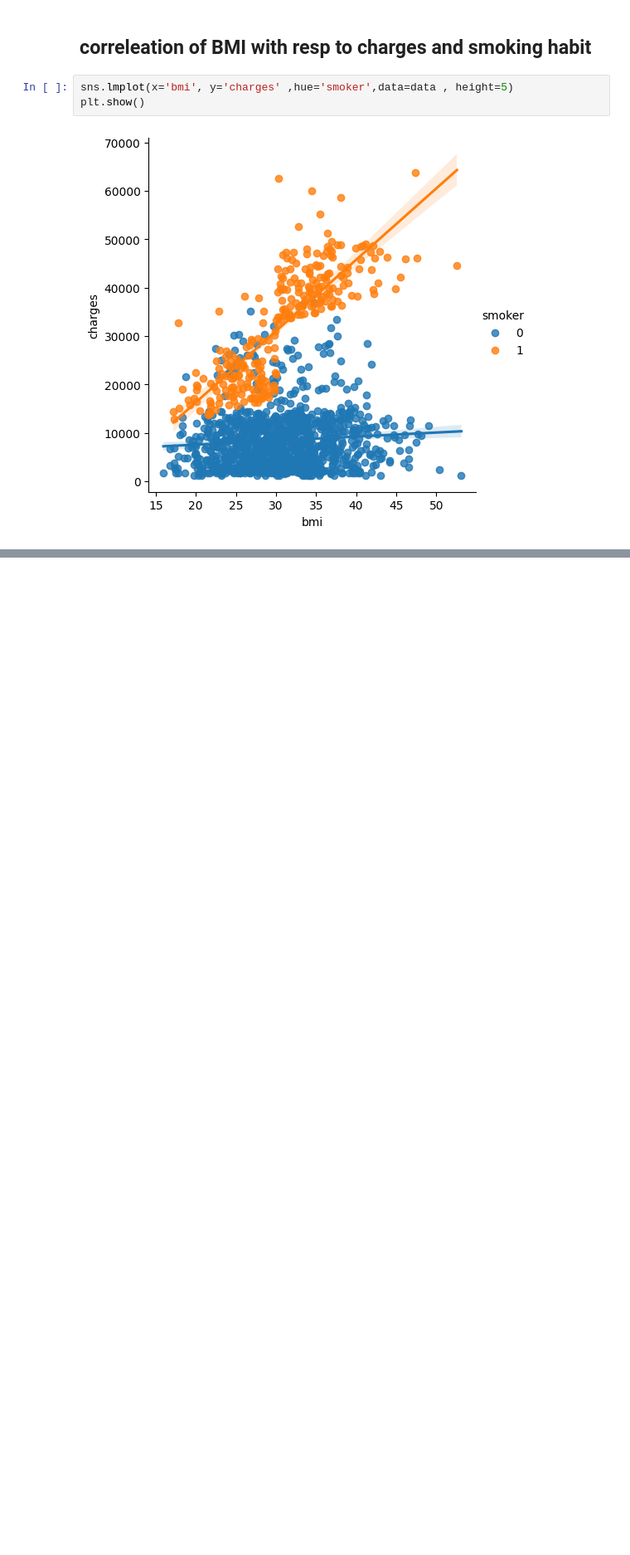
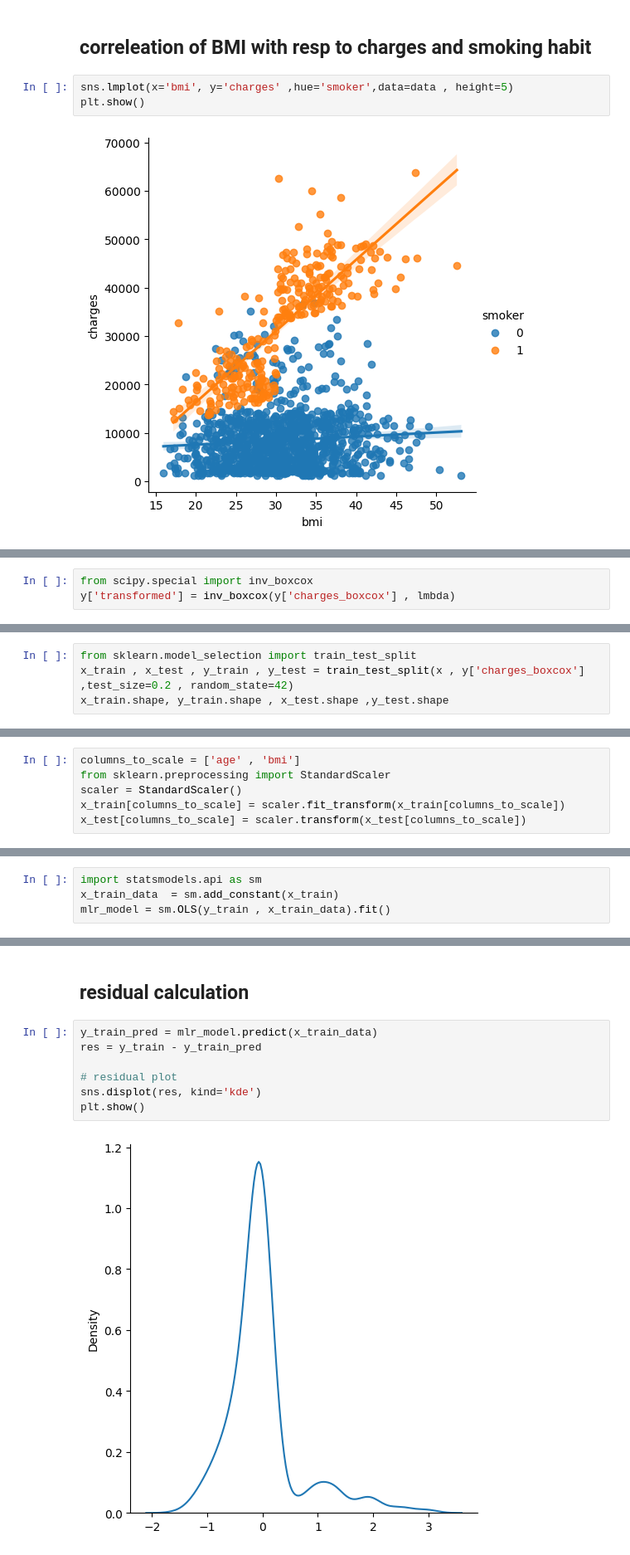
Before and after one commit to MayurPatil4313/ML-Projects, a Jupyter notebook: INSURANCE PREMIUM PREDICTION/Solution.ipynb, the cells around one changed output, grey strips where cells are left out. Shown: that part at 83% size. Cells and saved outputs as stored; diff of their text form; blank space fills up the shorter version.

Commit message:
Model building
OLS model,
RandomForestRegressor,
LinerRegression

```diff
--- a/INSURANCE PREMIUM PREDICTION/Solution.ipynb
+++ b/INSURANCE PREMIUM PREDICTION/Solution.ipynb
@@ -259,0 +323,3 @@ Index(['age', 'sex', 'bmi', 'children', 'smoker', 'region', 'charges'], dtype='o
+# %%
+from scipy.special import inv_boxcox
+y['transformed'] = inv_boxcox(y['charges_boxcox'] , lmbda)
@@ -259,0 +337,4 @@ Index(['age', 'sex', 'bmi', 'children', 'smoker', 'region', 'charges'], dtype='o
+# %%
+from sklearn.model_selection import train_test_split
+x_train , x_test , y_train , y_test = train_test_split(x , y['charges_boxcox'] ,test_size=0.2 , random_state=42)
+x_train.shape, y_train.shape , x_test.shape ,y_test.shape
@@ -259,0 +354,6 @@ Index(['age', 'sex', 'bmi', 'children', 'smoker', 'region', 'charges'], dtype='o
+# %%
+columns_to_scale = ['age' , 'bmi']
+from sklearn.preprocessing import StandardScaler
+scaler = StandardScaler()
+x_train[columns_to_scale] = scaler.fit_transform(x_train[columns_to_scale])
+x_test[columns_to_scale] = scaler.transform(x_test[columns_to_scale])
@@ -259,0 +380,4 @@ Index(['age', 'sex', 'bmi', 'children', 'smoker', 'region', 'charges'], dtype='o
+# %%
+import statsmodels.api as sm
+x_train_data  = sm.add_constant(x_train)
+mlr_model = sm.OLS(y_train , x_train_data).fit()
@@ -259,0 +404,11 @@ Index(['age', 'sex', 'bmi', 'children', 'smoker', 'region', 'charges'], dtype='o
+# %% [markdown]
+## residual calculation
+# %%
+y_train_pred = mlr_model.predict(x_train_data)
+res = y_train - y_train_pred
+
+# residual plot
+sns.displot(res, kind='kde')
+plt.show()
+# %% [output]
+[figure, added]
```
Also changed, not shown: parts of 31 cells of this notebook.
